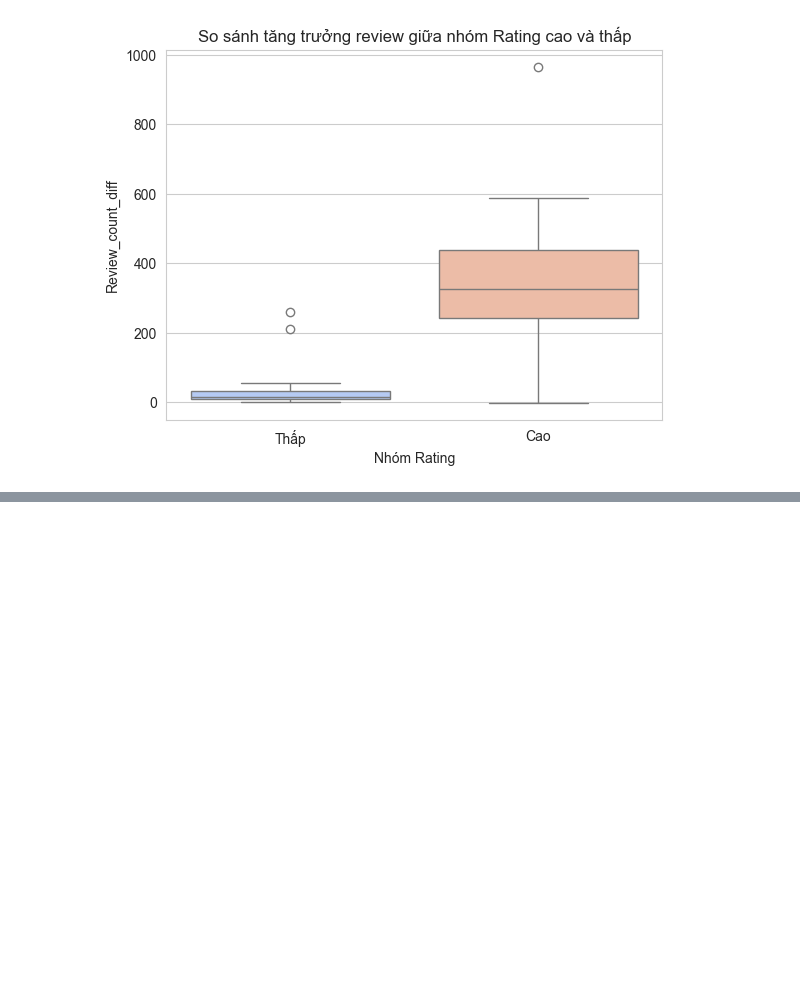
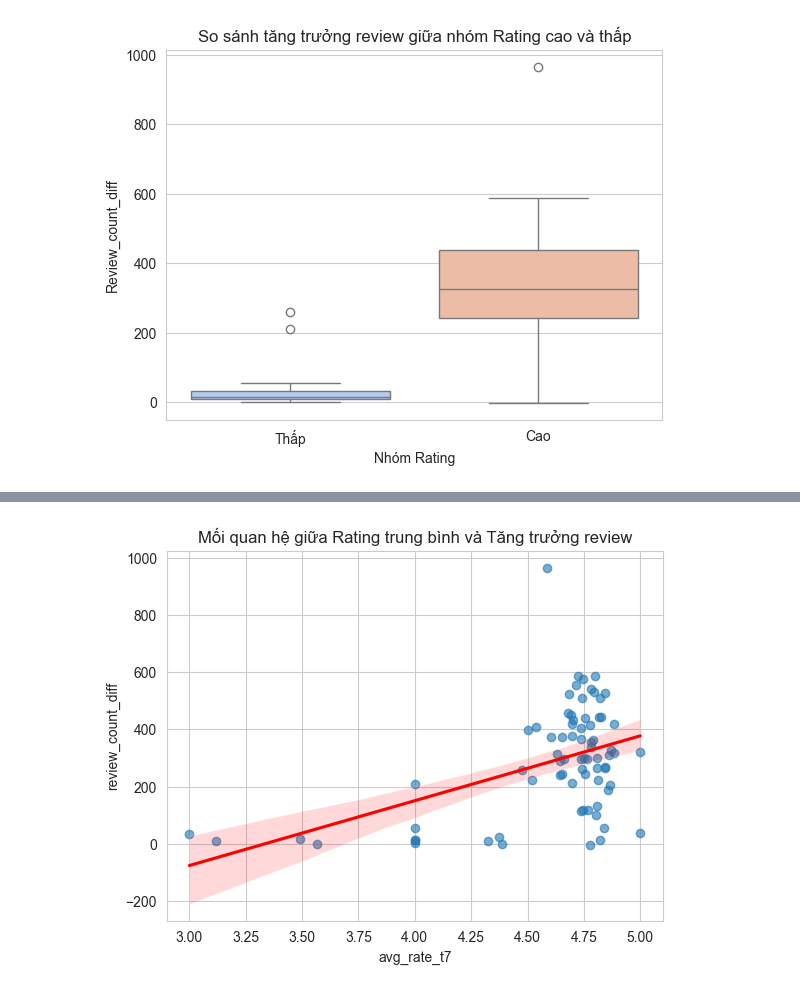
Before and after one commit to HuTao-Lumine/ADY_GROUP2, a Jupyter notebook: main.ipynb, the cells around one changed output, grey strips where cells are left out. Saved outputs shown, nothing was run; the diff lists cells and outputs as text; code cells hidden in the pictures; blank space fills up the shorter version.

```diff
--- a/main.ipynb
+++ b/main.ipynb
@@ -433,0 +501,12 @@ Notes:
+# %%
+sns.regplot(
+    x='avg_rate_t7',
+    y='review_count_diff',
+    data=df_analysis,
+    line_kws={'color':'red'},
+    scatter_kws={'alpha':0.6}
+)
+plt.title('Mối quan hệ giữa Rating trung bình và Tăng trưởng review')
+plt.show()
+# %% [output]
+[figure, added]
```
Also changed, not shown: parts of 2 cells of this notebook.
